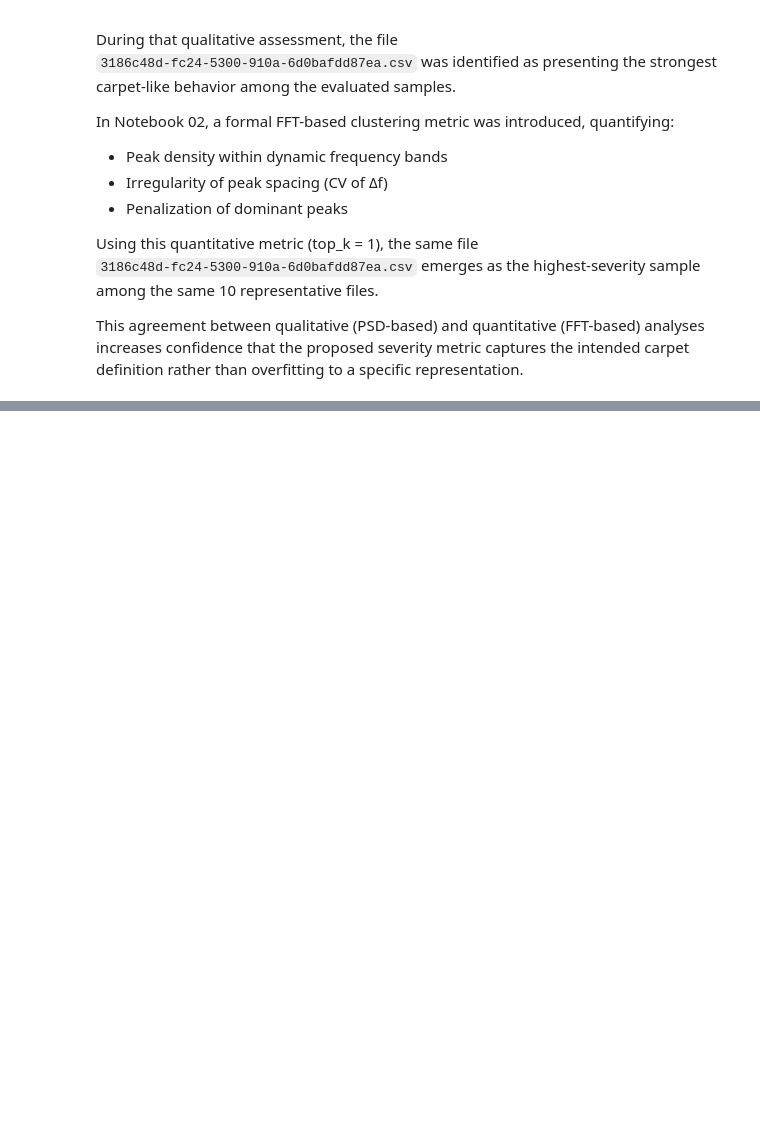
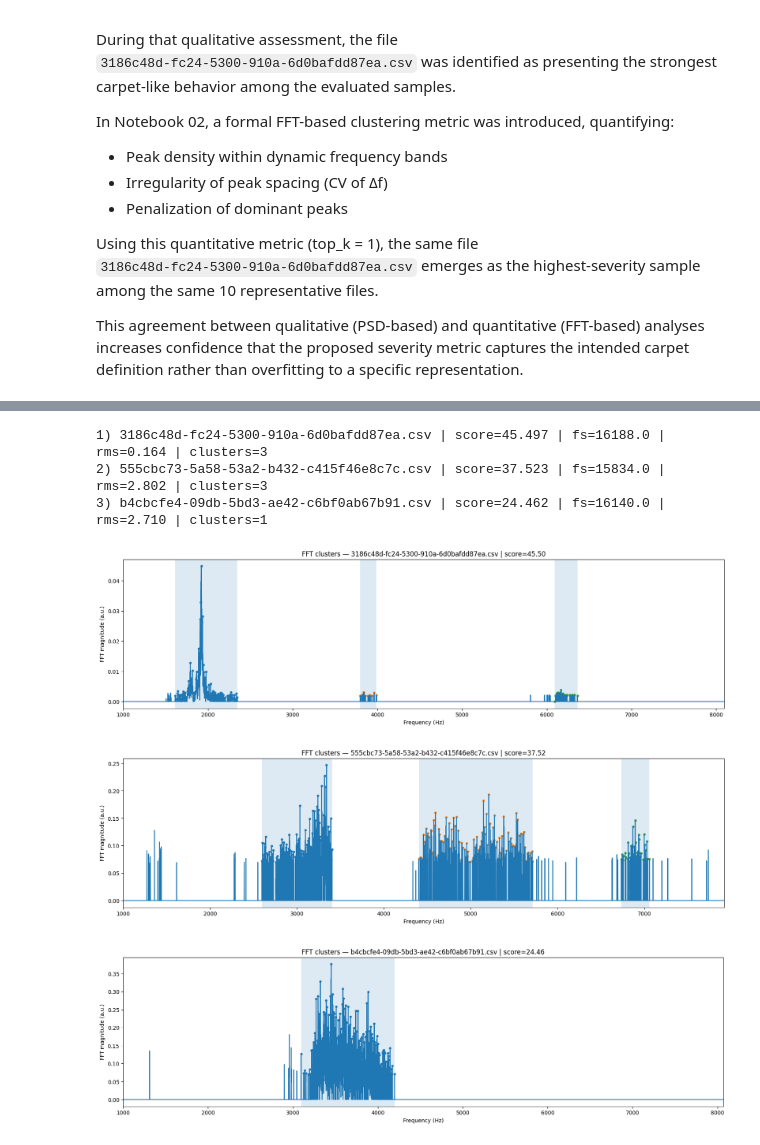
Before and after one commit to marioandrededeus/vibration-condition-monitoring, a Jupyter notebook: notebooks/02_part1_fft_carpet_metric.ipynb, the cells around one changed output, grey strips where cells are left out. Cells and saved outputs as stored; diff of their text form; code cells hidden in the pictures; blank space fills up the shorter version.

```diff
--- a/notebooks/02_part1_fft_carpet_metric.ipynb
+++ b/notebooks/02_part1_fft_carpet_metric.ipynb
@@ -674,0 +768,30 @@ to a specific representation.
+# %%
+top3 = rank15_df.head(3)
+for i, row in top3.iterrows():
+    print(
+        f"{i+1}) {row['file']} | "
+        f"score={row['score']:.3f} | "
+        f"fs={row['fs_hz']:.1f} | "
+        f"rms={row['rms']:.3f} | "
+        f"clusters={row['n_clusters']}"
+    )
+
+top_files = top3["file"].tolist()
+
+for fname in top_files:
+    d = details[fname]
+    plot_fft_with_clusters(
+        f=d["f"],
+        mag=d["mag"],
+        clusters=d["clusters"],
+        fmin=1000.0,
+        fmax=float(d["f"].max()),
+        title=f"FFT clusters — {fname} | score={d['score']:.2f}",
+    )
+# %% [output]
+1) 3186c48d-fc24-5300-910a-6d0bafdd87ea.csv | score=45.497 | fs=16188.0 | rms=0.164 | clusters=3
+2) 555cbc73-5a58-53a2-b432-c415f46e8c7c.csv | score=37.523 | fs=15834.0 | rms=2.802 | clusters=3
+3) b4cbcfe4-09db-5bd3-ae42-c6bf0ab67b91.csv | score=24.462 | fs=16140.0 | rms=2.710 | clusters=1
+[figure, added]
+[figure, added]
+[figure, added]
```
Also changed, not shown: parts of 10 cells of this notebook.
